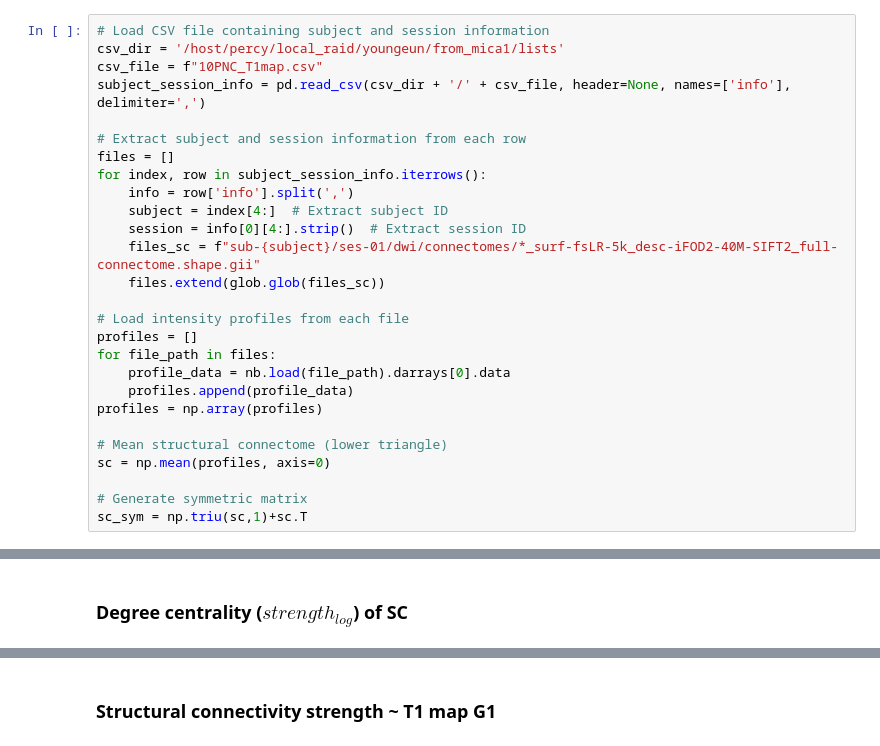
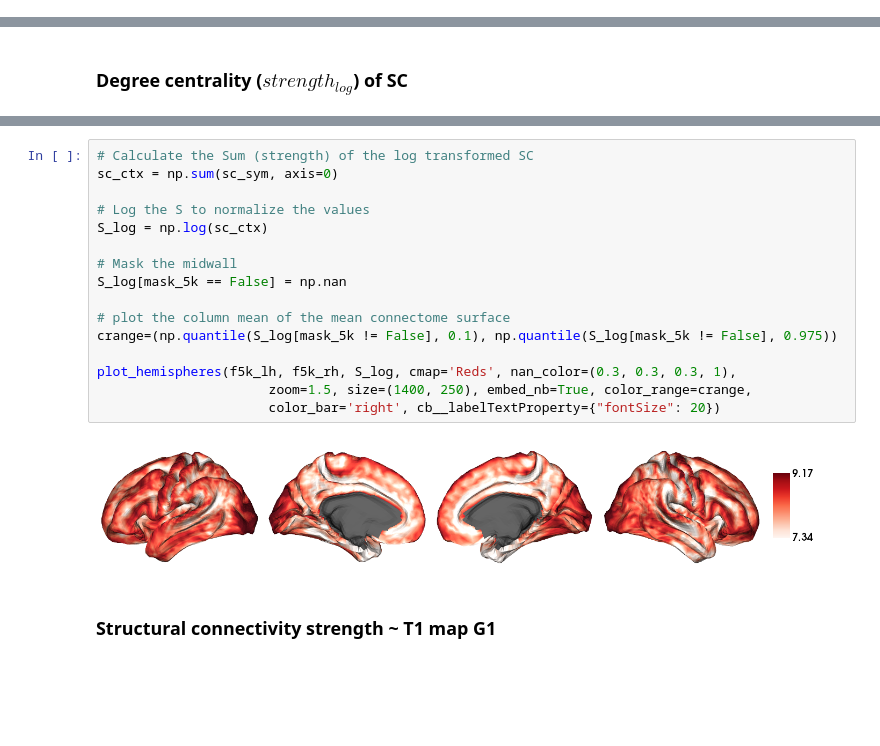
Before and after one commit to MICA-MNI/MRI-Histology_framework_for_SWM_architecture, a Jupyter notebook: notebooks/6-2_Corr_mean-BrainConnectivity.ipynb, the cells around one changed output, grey strips where cells are left out. Drawn from its saved outputs; the diff is of its cells as text; blank space fills up the shorter version.

```diff
--- a/notebooks/6-2_Corr_mean-BrainConnectivity.ipynb
+++ b/notebooks/6-2_Corr_mean-BrainConnectivity.ipynb
@@ -394,30 +395,3 @@ plot_ctx_spin_permutation(ctx='functional', qMRI='MTSAT')
 ## Structural Connectome
 # %% [markdown]
 ### Load cortico-cortical structural connectivity data
-# %%
-# Load CSV file containing subject and session information
-csv_dir = '/host/percy/local_raid/youngeun/from_mica1/lists'
-csv_file = f"10PNC_T1map.csv"
-subject_session_info = pd.read_csv(csv_dir + '/' + csv_file, header=None, names=['info'], delimiter=',')
-
-# Extract subject and session information from each row
-files = []
-for index, row in subject_session_info.iterrows():
-    info = row['info'].split(',')
-    subject = index[4:]  # Extract subject ID
-    session = info[0][4:].strip()  # Extract session ID
-    files_sc = f"sub-{subject}/ses-01/dwi/connectomes/*_surf-fsLR-5k_desc-iFOD2-40M-SIFT2_full-connectome.shape.gii"
-    files.extend(glob.glob(files_sc))
-
-# Load intensity profiles from each file
-profiles = []
-for file_path in files:
-    profile_data = nb.load(file_path).darrays[0].data
-    profiles.append(profile_data)
-profiles = np.array(profiles)
-
-# Mean structural connectome (lower triangle)
-sc = np.mean(profiles, axis=0)
-
-# Generate symmetric matrix
-sc_sym = np.triu(sc,1)+sc.T
@@ -450,3 +436,21 @@ plot_hemispheres(f5k_lh, f5k_rh, S_log, cmap='Reds', nan_color=(0.3, 0.3, 0.3, 1
+# %%
+# Calculate the Sum (strength) of the log transformed SC
+sc_ctx = np.sum(sc_sym, axis=0)
+
+# Log the S to normalize the values
+S_log = np.log(sc_ctx)
+
+# Mask the midwall
+S_log[mask_5k == False] = np.nan
+
+# plot the column mean of the mean connectome surface
+crange=(np.quantile(S_log[mask_5k != False], 0.1), np.quantile(S_log[mask_5k != False], 0.975))
+
+plot_hemispheres(f5k_lh, f5k_rh, S_log, cmap='Reds', nan_color=(0.3, 0.3, 0.3, 1),
+                      zoom=1.5, size=(1400, 250), embed_nb=True, color_range=crange,
+                      color_bar='right', cb__labelTextProperty={"fontSize": 20})
+# %% [output]
+[figure, added]
 # %% [markdown]
 ### Structural connectivity strength ~ T1 map G1
 # %%
```
Also changed, not shown: parts of 8 cells of this notebook, 8 other files.
